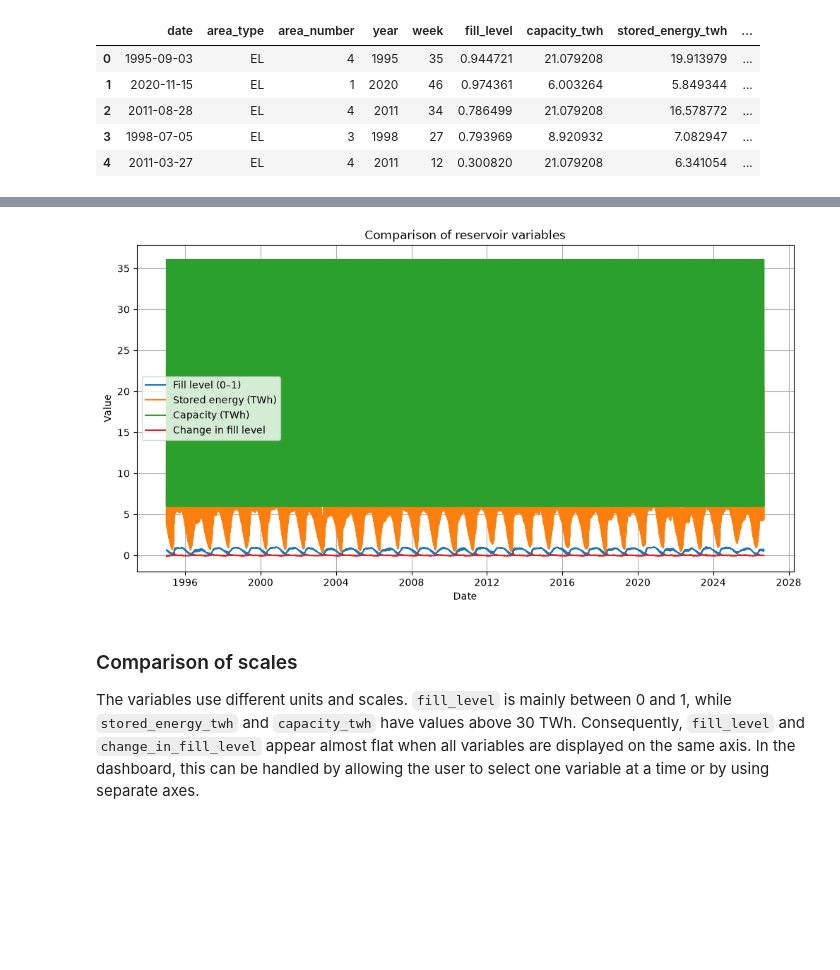
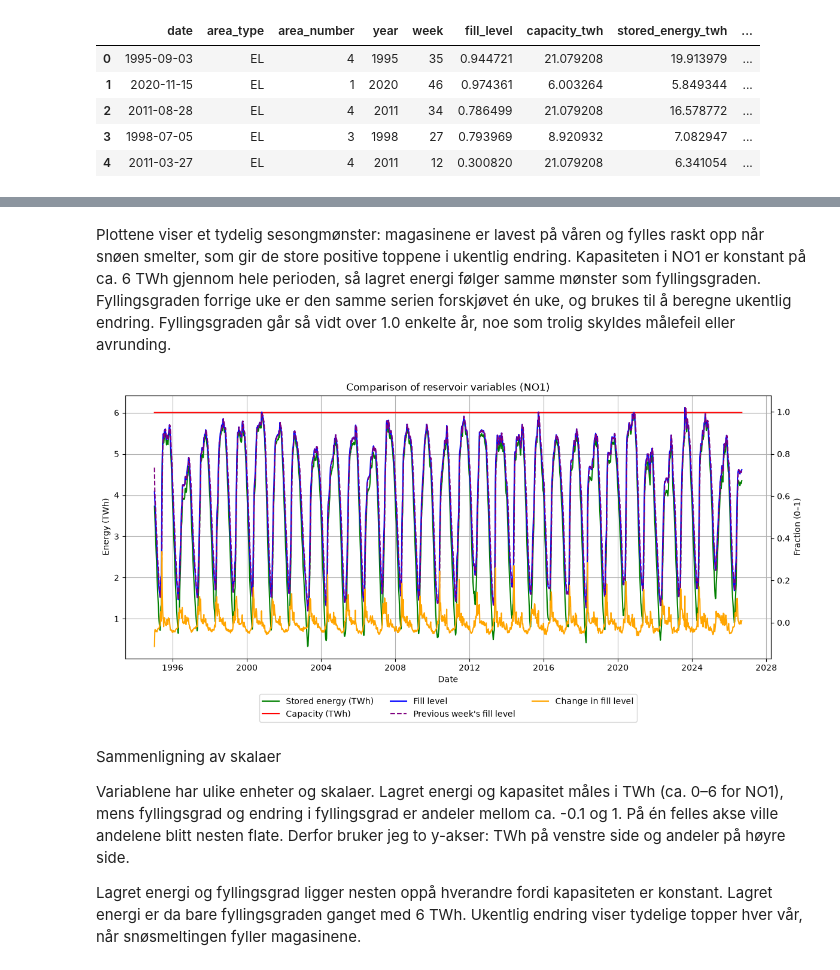
Before and after one commit to Kaja321/ind320-dashboard-kaja321, a Jupyter notebook: analyse.ipynb, the cells around one changed output, grey strips where cells are left out. Saved outputs shown, nothing was run; the diff lists cells and outputs as text; code cells hidden in the pictures; blank space fills up the shorter version.

Commit message:
Fikset filtrering til NO1, la til kommentarer og forbedret plott i notebook

```diff
--- a/analyse.ipynb
+++ b/analyse.ipynb
@@ -82,5 +110,6 @@ df.head()
 # Gjør date om til datoformat
 df["date"] = pd.to_datetime(df["date"])
 
-# Velger område 1 og sorterer kronologisk
-df_plot = df[df["area_number"] == 1].sort_values("date")
+# Plukker ut radene for strømprisområde NO1 (altså area_type "EL" OG area_number 1)
+# Til slutt sorteres radene etter dato, fra eldst til nyest.
+df_plot = df[(df["area_type"] == "EL") & (df["area_number"] == 1)].sort_values("date")
@@ -131,39 +179,43 @@ Matplotlib is building the font cache; this may take a moment.
+# %% [markdown]
+Plottene viser et tydelig sesongmønster: magasinene er lavest på våren og fylles raskt opp når snøen smelter, som gir de store positive toppene i ukentlig endring. Kapasiteten i NO1 er konstant på ca. 6 TWh gjennom hele perioden, så lagret energi følger samme mønster som fyllingsgraden. Fyllingsgraden forrige uke er den samme serien forskjøvet én uke, og brukes til å beregne ukentlig endring. Fyllingsgraden går så vidt over 1.0 enkelte år, noe som trolig skyldes målefeil eller avrunding.
 # %%
-plt.figure(figsize=(12, 6))
+# Plotter alle måleverdiene i samme figur for strømprisområde NO1.
+# Variablene har ulike enheter og skalaer, så de fordeles på to y-akser:
+# venstre akse for energi (TWh), høyre akse for andeler (0–1).
 
-plt.plot(
-    df_plot["date"],
-    df_plot["fill_level"],
-    label="Fill level (0–1)",
+fig, ax1 = plt.subplots(figsize=(12, 6))
+
+# Venstre akse: variabler målt i TWh
+ax1.plot(df_plot["date"], df_plot["stored_energy_twh"], color="green", label="Stored energy (TWh)")
+ax1.plot(df_plot["date"], df_plot["capacity_twh"], color="red", label="Capacity (TWh)")
+ax1.set_xlabel("Date")
+ax1.set_ylabel("Energy (TWh)")
+ax1.grid(True)
+
+# Høyre akse: variabler som er andeler (fyllingsgrad og endring)
+ax2 = ax1.twinx()
+ax2.plot(df_plot["date"], df_plot["fill_level"], color="blue", label="Fill level")
+ax2.plot(df_plot["date"], df_plot["previous_week_fill_level"], color="purple", linestyle="--", label="Previous week's fill level")
+ax2.plot(df_plot["date"], df_plot["change_in_fill_level"], color="orange", label="Change in fill level")
+ax2.set_ylabel("Fraction (0–1)")
+
+# Legger forklaringen under plottet, slik at den ikke dekker dataene
+ax1.legend(
+    lines1 + lines2,
+    labels1 + labels2,
+    loc="upper center",
+    bbox_to_anchor=(0.5, -0.12),   # plasserer boksen midt under figuren
+    ncol=3,                        # fordeler navnene på tre kolonner
 )
 
-plt.plot(
-    df_plot["date"],
-    df_plot["stored_energy_twh"],
-    label="Stored energy (TWh)",
-)
-
-plt.plot(
-    df_plot["date"],
-    df_plot["capacity_twh"],
-    label="Capacity (TWh)",
-)
-
-plt.plot(
-    df_plot["date"],
-    df_plot["change_in_fill_level"],
-    label="Change in fill level",
-)
-
-plt.title("Comparison of reservoir variables")
-plt.xlabel("Date")
-plt.ylabel("Value")
-plt.legend()
-plt.grid(True)
+plt.title("Comparison of reservoir variables (NO1)")
+plt.tight_layout()
 plt.show()
 # %% [output]
-[figure, old version]
+[figure, new version]
-# %% [markdown]
-### Comparison of scales
-
-The variables use different units and scales. `fill_level` is mainly between 0 and 1, while `stored_energy_twh` and `capacity_twh` have values above 30 TWh. Consequently, `fill_level` and `change_in_fill_level` appear almost flat when all variables are displayed on the same axis. In the dashboard, this can be handled by allowing the user to select one variable at a time or by using separate axes.
+# %% [markdown]
+Sammenligning av skalaer
+
+Variablene har ulike enheter og skalaer. Lagret energi og kapasitet måles i TWh (ca. 0–6 for NO1), mens fyllingsgrad og endring i fyllingsgrad er andeler mellom ca. -0.1 og 1. På én felles akse ville andelene blitt nesten flate. Derfor bruker jeg to y-akser: TWh på venstre side og andeler på høyre side.
+
+Lagret energi og fyllingsgrad ligger nesten oppå hverandre fordi kapasiteten er konstant. Lagret energi er da bare fyllingsgraden ganget med 6 TWh. Ukentlig endring viser tydelige topper hver vår, når snøsmeltingen fyller magasinene.
```
Also changed, not shown: parts of 8 cells of this notebook, 1 other file.
